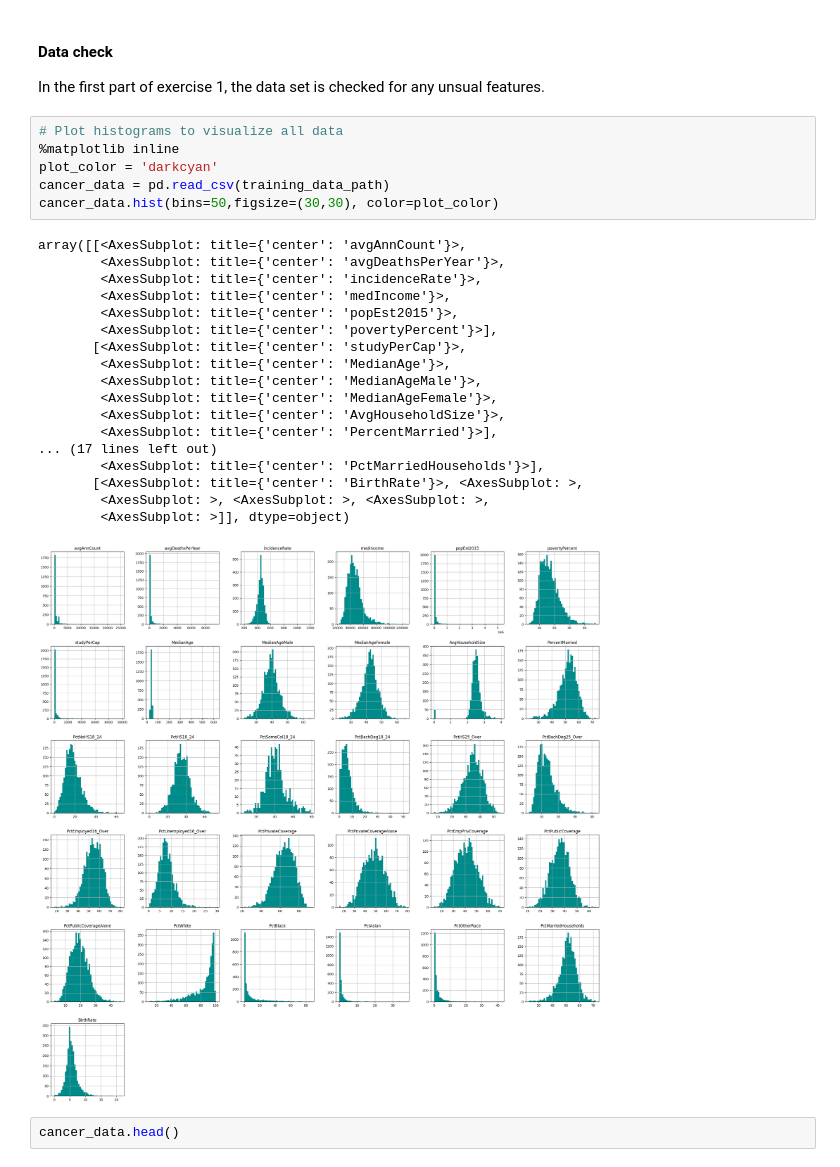
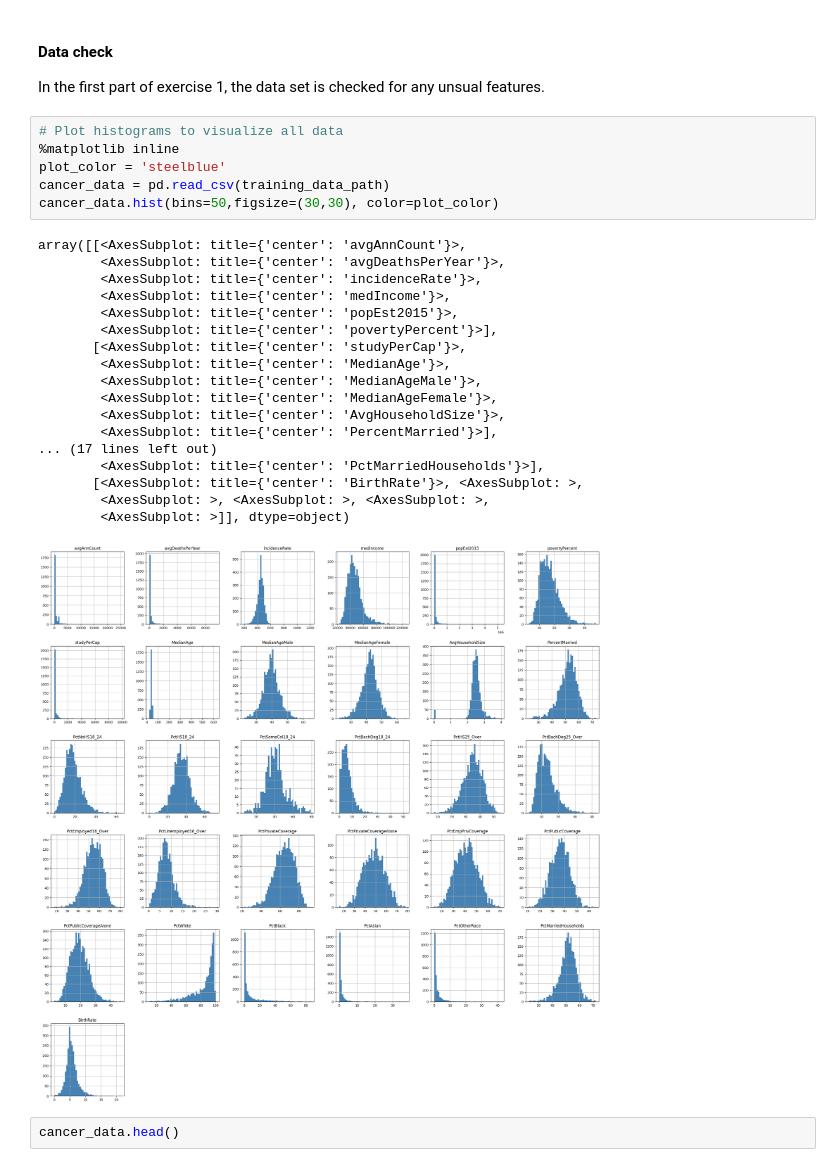
Before and after one commit to AlexandraPosta/machie-learning-pipeline, a Jupyter notebook: COMP3611_Coursework_Assessment.ipynb, the cells around one changed output. Drawn from its saved outputs; the diff is of its cells as text.

```diff
--- a/COMP3611_Coursework_Assessment.ipynb
+++ b/COMP3611_Coursework_Assessment.ipynb
@@ -88,28 +88,28 @@ In the first part of exercise 1, the data set is checked for any unsual features
 # %%
 # Plot histograms to visualize all data
 %matplotlib inline
-plot_color = 'darkcyan'
+plot_color = 'steelblue'
 cancer_data = pd.read_csv(training_data_path)
 cancer_data.hist(bins=50,figsize=(30,30), color=plot_color)
 # %% [output]
 array([[<AxesSubplot: title={'center': 'avgAnnCount'}>,
         <AxesSubplot: title={'center': 'avgDeathsPerYear'}>,
         <AxesSubplot: title={'center': 'incidenceRate'}>,
         <AxesSubplot: title={'center': 'medIncome'}>,
         <AxesSubplot: title={'center': 'popEst2015'}>,
         <AxesSubplot: title={'center': 'povertyPercent'}>],
        [<AxesSubplot: title={'center': 'studyPerCap'}>,
         <AxesSubplot: title={'center': 'MedianAge'}>,
         <AxesSubplot: title={'center': 'MedianAgeMale'}>,
         <AxesSubplot: title={'center': 'MedianAgeFemale'}>,
         <AxesSubplot: title={'center': 'AvgHouseholdSize'}>,
         <AxesSubplot: title={'center': 'PercentMarried'}>],
 ... (17 lines left out)
         <AxesSubplot: title={'center': 'PctMarriedHouseholds'}>],
        [<AxesSubplot: title={'center': 'BirthRate'}>, <AxesSubplot: >,
         <AxesSubplot: >, <AxesSubplot: >, <AxesSubplot: >,
         <AxesSubplot: >]], dtype=object)
-[figure, old version]
+[figure, new version]
 # %%
 cancer_data.head()
 # %% [output]
```
Also changed, not shown: parts of 28 cells of this notebook.
